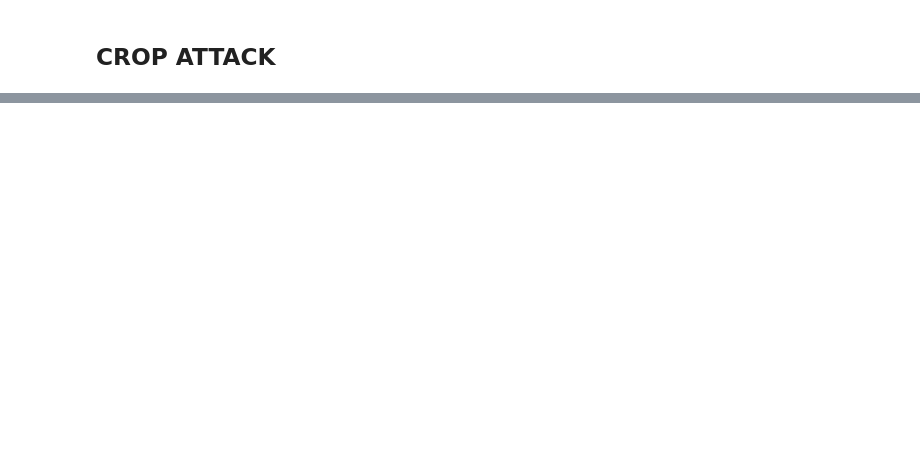
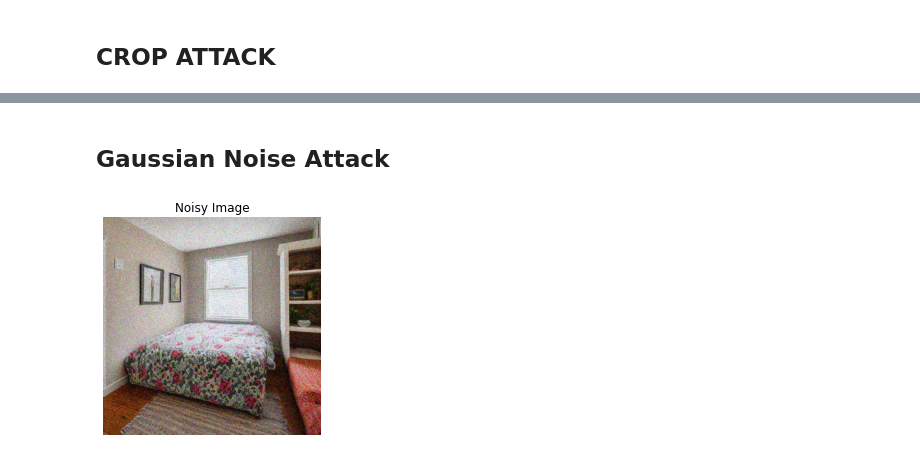
Before and after one commit to ndxdxd/Capstone, a Jupyter notebook: Untitled.ipynb, the cells around one changed output, grey strips where cells are left out. Drawn from its saved outputs; the diff is of its cells as text; code cells hidden in the pictures; blank space fills up the shorter version.

```diff
--- a/Untitled.ipynb
+++ b/Untitled.ipynb
@@ -107,0 +122,26 @@ cropped_image.save("cropped_image.png")
+# %% [markdown]
+## Gaussian Noise Attack
+# %%
+image = cv2.imread(image_path, cv2.IMREAD_COLOR)
+
+# Parameters for Gaussian noise
+mean = 0
+std_dev = 25  # Adjust for stronger/weaker noise
+
+# Generate Gaussian noise for each color channel
+gaussian_noise = np.random.normal(mean, std_dev, image.shape).astype(np.float32)
+
+# Add the Gaussian noise to the color image
+noisy_image = image + gaussian_noise
+
+# Clip the values to ensure they're in the [0, 255] range and convert to uint8
+noisy_image = np.clip(noisy_image, 0, 255).astype(np.uint8)
+
+# Display the noisy image
+# plt.figure(figsize=(5, 5))
+plt.title("Noisy Image")
+plt.imshow(cv2.cvtColor(noisy_image, cv2.COLOR_BGR2RGB))
+plt.axis('off')
+plt.show()
+# %% [output]
+[figure, added]
```
Also changed, not shown: parts of 10 cells of this notebook, 3 other files.
